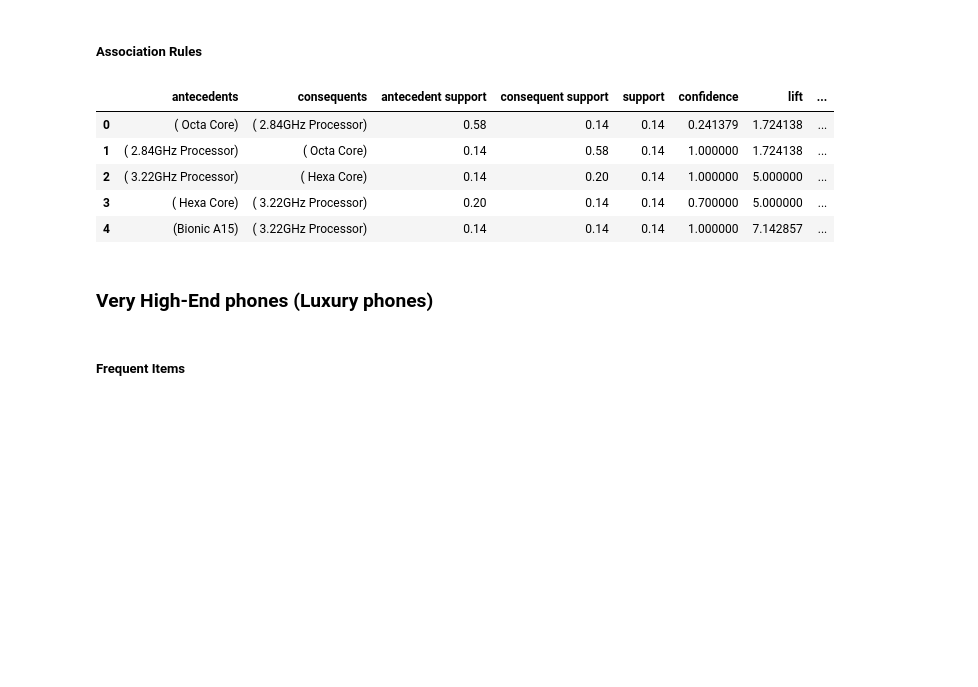
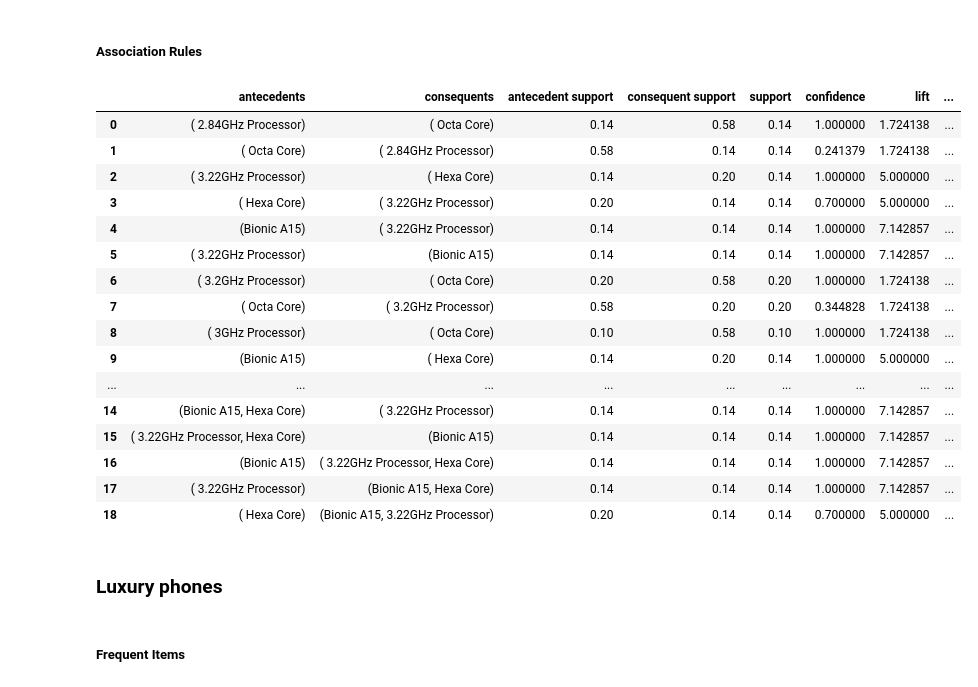
Before and after one commit to frottori/Big_Data_Python, a Jupyter notebook: Project/Project.ipynb, the cells around one changed output. Drawn from its saved outputs; the diff is of its cells as text; code cells hidden in the pictures; blank space fills up the shorter version.

```diff
--- a/Project/Project.ipynb
+++ b/Project/Project.ipynb
@@ -359,16 +416,27 @@ Processing 33 combinations | Sampling itemset size 3
 # %% [markdown]
 ##### Association Rules
 # %%
-pr_ar1.head()
+pr_ar1
 # %% [output]
 |  | antecedents | consequents | antecedent support | consequent support | support | confidence | lift | ... |
-| 0 | ( Octa Core) | ( 2.84GHz Processor) | 0.58 | 0.14 | 0.14 | 0.241379 | 1.724138 | ... |
-| 1 | ( 2.84GHz Processor) | ( Octa Core) | 0.14 | 0.58 | 0.14 | 1.000000 | 1.724138 | ... |
+| 0 | ( 2.84GHz Processor) | ( Octa Core) | 0.14 | 0.58 | 0.14 | 1.000000 | 1.724138 | ... |
+| 1 | ( Octa Core) | ( 2.84GHz Processor) | 0.58 | 0.14 | 0.14 | 0.241379 | 1.724138 | ... |
 | 2 | ( 3.22GHz Processor) | ( Hexa Core) | 0.14 | 0.20 | 0.14 | 1.000000 | 5.000000 | ... |
 | 3 | ( Hexa Core) | ( 3.22GHz Processor) | 0.20 | 0.14 | 0.14 | 0.700000 | 5.000000 | ... |
 | 4 | (Bionic A15) | ( 3.22GHz Processor) | 0.14 | 0.14 | 0.14 | 1.000000 | 7.142857 | ... |
+| 5 | ( 3.22GHz Processor) | (Bionic A15) | 0.14 | 0.14 | 0.14 | 1.000000 | 7.142857 | ... |
+| 6 | ( 3.2GHz Processor) | ( Octa Core) | 0.20 | 0.58 | 0.20 | 1.000000 | 1.724138 | ... |
+| 7 | ( Octa Core) | ( 3.2GHz Processor) | 0.58 | 0.20 | 0.20 | 0.344828 | 1.724138 | ... |
+| 8 | ( 3GHz Processor) | ( Octa Core) | 0.10 | 0.58 | 0.10 | 1.000000 | 1.724138 | ... |
+| 9 | (Bionic A15) | ( Hexa Core) | 0.14 | 0.20 | 0.14 | 1.000000 | 5.000000 | ... |
+| ... | ... | ... | ... | ... | ... | ... | ... | ... |
+| 14 | (Bionic A15, Hexa Core) | ( 3.22GHz Processor) | 0.14 | 0.14 | 0.14 | 1.000000 | 7.142857 | ... |
+| 15 | ( 3.22GHz Processor, Hexa Core) | (Bionic A15) | 0.14 | 0.14 | 0.14 | 1.000000 | 7.142857 | ... |
+| 16 | (Bionic A15) | ( 3.22GHz Processor, Hexa Core) | 0.14 | 0.14 | 0.14 | 1.000000 | 7.142857 | ... |
+| 17 | ( 3.22GHz Processor) | (Bionic A15, Hexa Core) | 0.14 | 0.14 | 0.14 | 1.000000 | 7.142857 | ... |
+| 18 | ( Hexa Core) | (Bionic A15, 3.22GHz Processor) | 0.20 | 0.14 | 0.14 | 0.700000 | 5.000000 | ... |
 # %% [markdown]
-### Very High-End phones (Luxury phones)
+### Luxury phones
 # %% [markdown]
 ##### Frequent Items
 # %%
```
Also changed, not shown: parts of 22 cells of this notebook, 1 other file.
